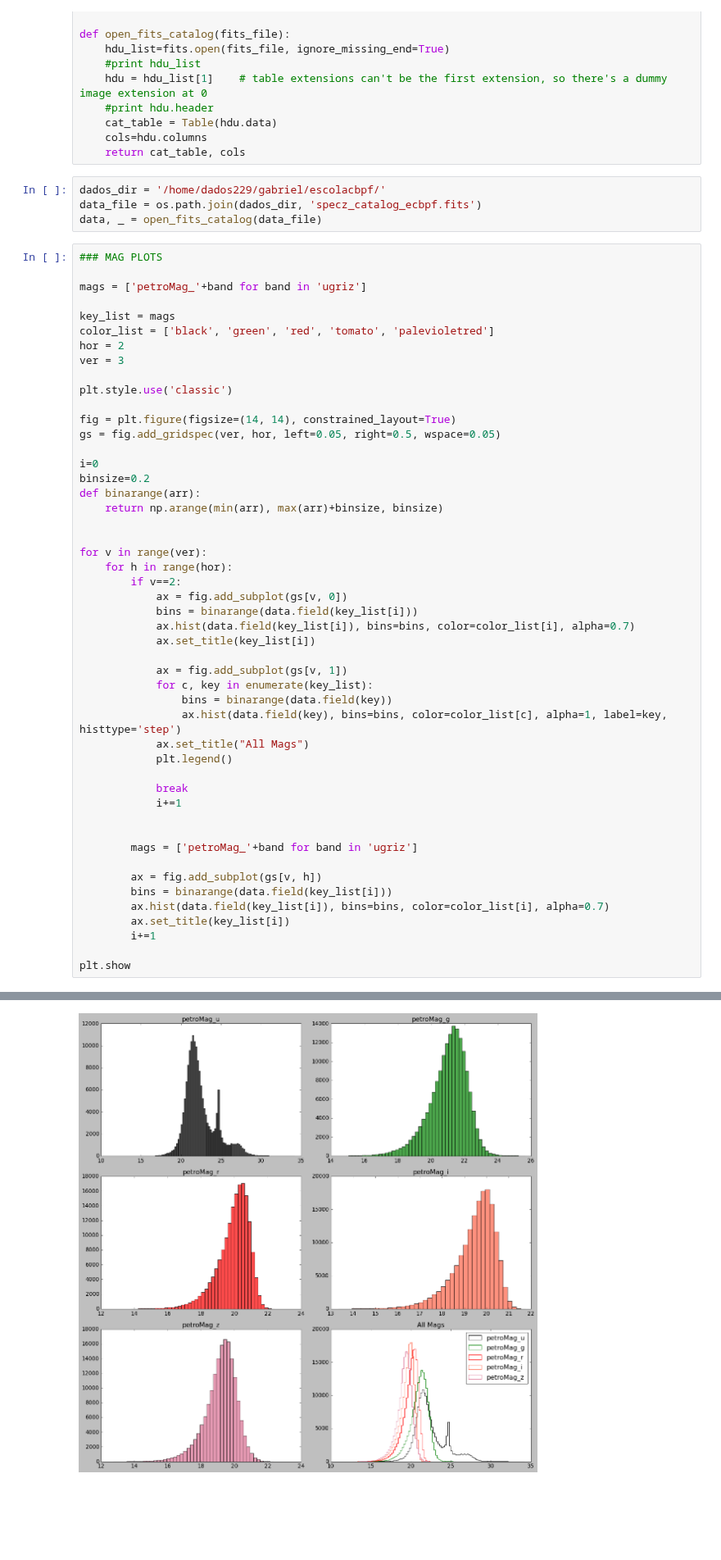
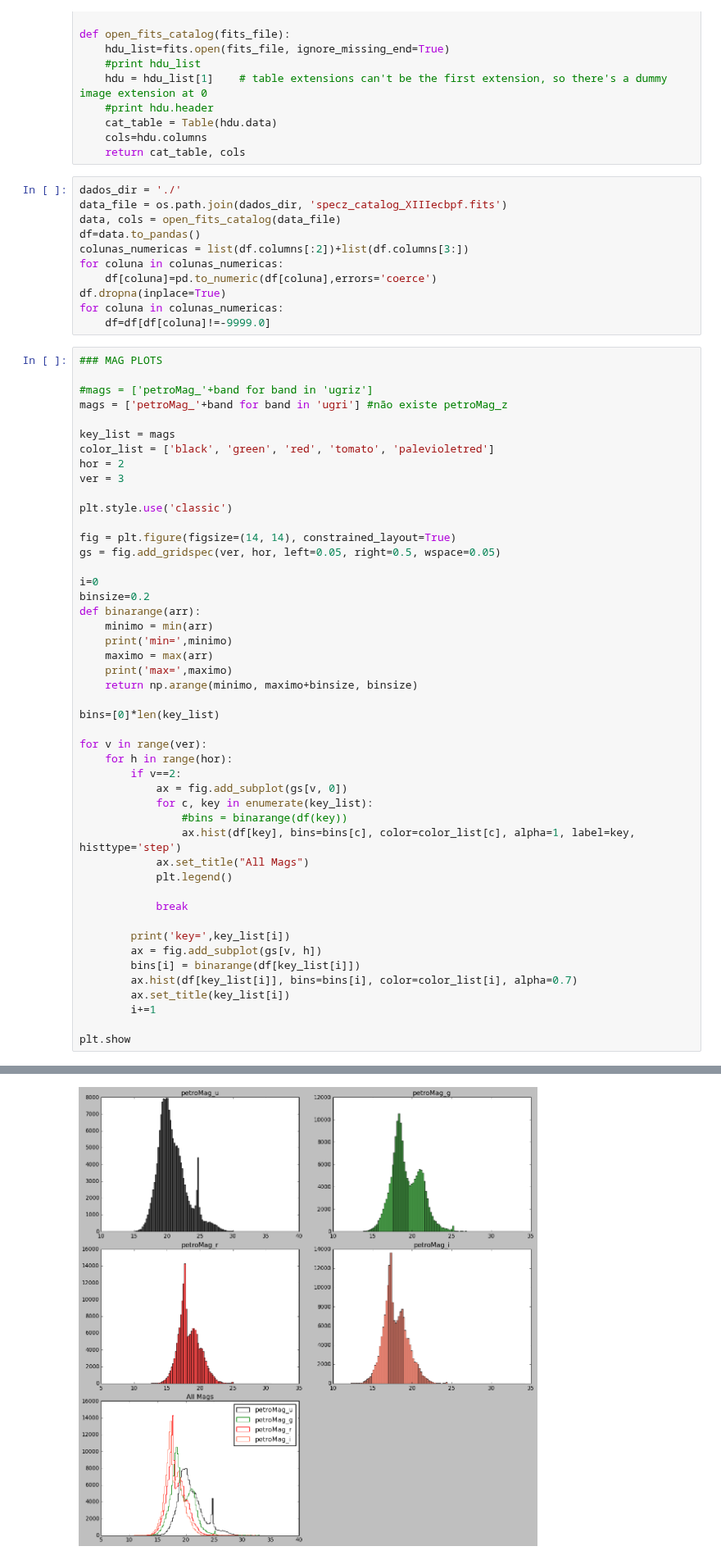
Before and after one commit to thiago-carneiro/mestrado, a Jupyter notebook: Big_Data_Random_forest.ipynb, the cells around one changed output, grey strips where cells are left out. Shown at 82% size. Cells and saved outputs as stored; diff of their text form; blank space fills up the shorter version.

```diff
--- a/Big_Data_Random_forest.ipynb
+++ b/Big_Data_Random_forest.ipynb
@@ -30,13 +30,21 @@ def open_fits_catalog(fits_file):
     cols=hdu.columns
     return cat_table, cols
 # %%
-dados_dir = '/home/dados229/gabriel/escolacbpf/'
-data_file = os.path.join(dados_dir, 'specz_catalog_ecbpf.fits')
-data, _ = open_fits_catalog(data_file)
+dados_dir = './'
+data_file = os.path.join(dados_dir, 'specz_catalog_XIIIecbpf.fits')
+data, cols = open_fits_catalog(data_file)
+df=data.to_pandas()
+colunas_numericas = list(df.columns[:2])+list(df.columns[3:])
+for coluna in colunas_numericas:
+    df[coluna]=pd.to_numeric(df[coluna],errors='coerce')
+df.dropna(inplace=True)
+for coluna in colunas_numericas:
+    df=df[df[coluna]!=-9999.0]
 # %%
 ### MAG PLOTS
 
-mags = ['petroMag_'+band for band in 'ugriz']
+#mags = ['petroMag_'+band for band in 'ugriz']
+mags = ['petroMag_'+band for band in 'ugri'] #não existe petroMag_z
 
 key_list = mags
 color_list = ['black', 'green', 'red', 'tomato', 'palevioletred']
@@ -51,33 +59,30 @@ gs = fig.add_gridspec(ver, hor, left=0.05, right=0.5, wspace=0.05)
 i=0
 binsize=0.2
 def binarange(arr):
-    return np.arange(min(arr), max(arr)+binsize, binsize)
+    minimo = min(arr)
+    print('min=',minimo)
+    maximo = max(arr)
+    print('max=',maximo)
+    return np.arange(minimo, maximo+binsize, binsize)
 
+bins=[0]*len(key_list)
 
 for v in range(ver):
     for h in range(hor):
         if v==2:
             ax = fig.add_subplot(gs[v, 0])
-            bins = binarange(data.field(key_list[i]))
-            ax.hist(data.field(key_list[i]), bins=bins, color=color_list[i], alpha=0.7)
-            ax.set_title(key_list[i])
-
-            ax = fig.add_subplot(gs[v, 1])
             for c, key in enumerate(key_list):
-                bins = binarange(data.field(key))
-                ax.hist(data.field(key), bins=bins, color=color_list[c], alpha=1, label=key, histtype='step')
+                #bins = binarange(df(key))
+                ax.hist(df[key], bins=bins[c], color=color_list[c], alpha=1, label=key, histtype='step')
             ax.set_title("All Mags")
             plt.legend()
 
             break
-            i+=1
 
-
-        mags = ['petroMag_'+band for band in 'ugriz']
-
+        print('key=',key_list[i])
         ax = fig.add_subplot(gs[v, h])
-        bins = binarange(data.field(key_list[i]))
-        ax.hist(data.field(key_list[i]), bins=bins, color=color_list[i], alpha=0.7)
+        bins[i] = binarange(df[key_list[i]])
+        ax.hist(df[key_list[i]], bins=bins[i], color=color_list[i], alpha=0.7)
         ax.set_title(key_list[i])
         i+=1
 
@@ -87,4 +104,4 @@ plt.show
-[figure, old version]
+[figure, new version]
 # %%
 #ZSPEC PLOTS
 
```
Also changed, not shown: parts of 5 cells of this notebook, 1 other file.
